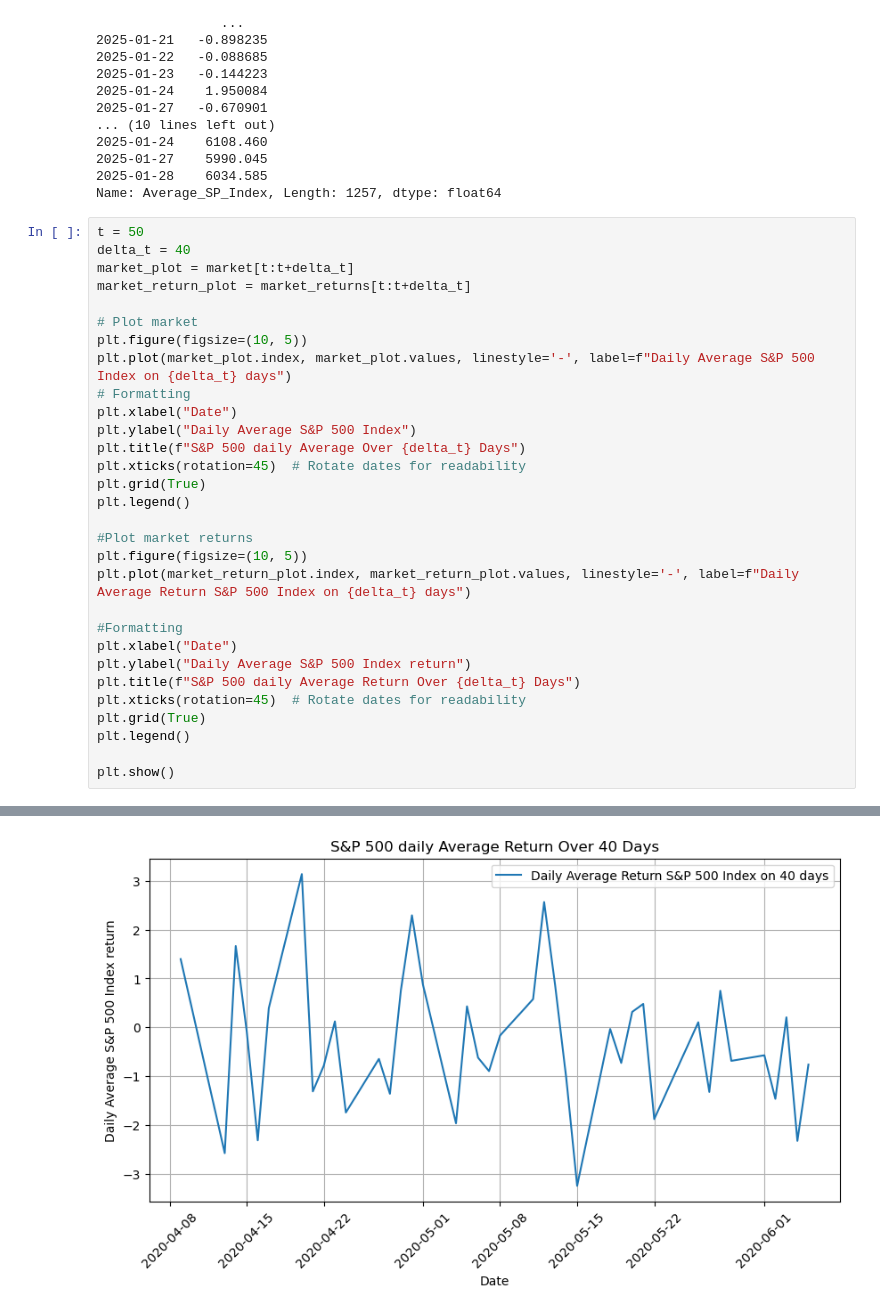
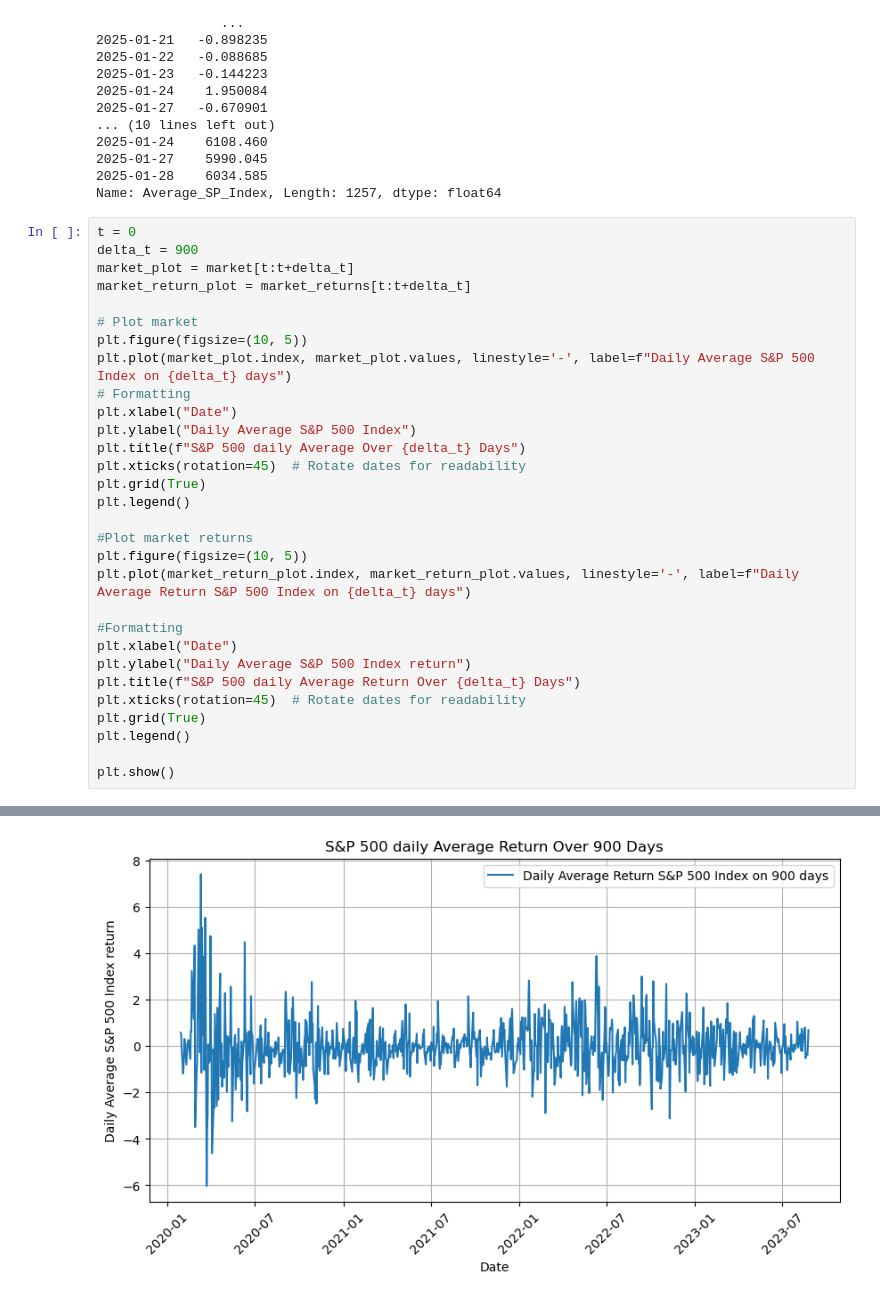
Before and after one commit to oscar10-wq/RL-Mathfin, a Jupyter notebook: RL_algorithm.ipynb, the cells around one changed output, grey strips where cells are left out. Drawn from its saved outputs; the diff is of its cells as text.

Commit message:
Update RL_algorithm.ipynb
Added changes on the algorithm wtih better plotting of the market return

```diff
--- a/RL_algorithm.ipynb
+++ b/RL_algorithm.ipynb
@@ -51,8 +51,8 @@ Datum
 2025-01-28    6034.585
 Name: Average_SP_Index, Length: 1257, dtype: float64
 # %%
-t = 50
-delta_t = 40
+t = 0
+delta_t = 900
 market_plot = market[t:t+delta_t]
 market_return_plot = market_returns[t:t+delta_t]
 
@@ -85,4 +85,4 @@ plt.show()
-[figure, old version]
+[figure, new version]
 # %%
 import numpy as np
 import random
```
Also changed, not shown: parts of 2 cells of this notebook.
